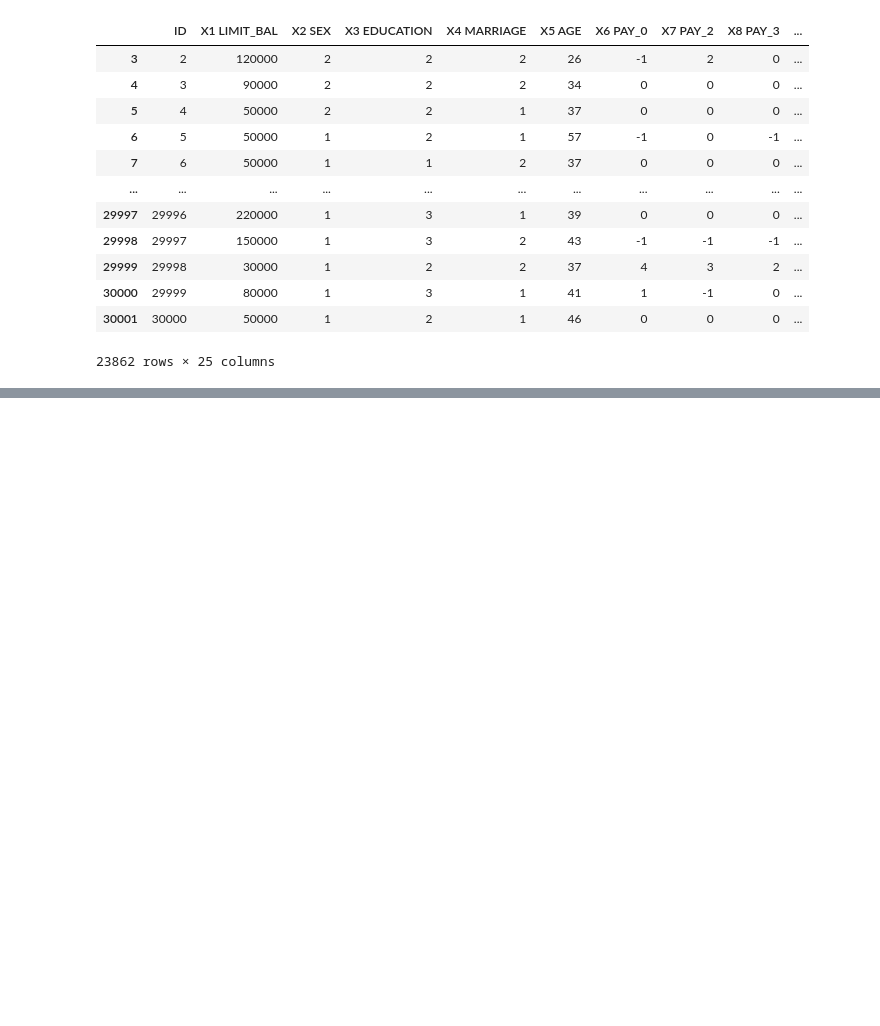
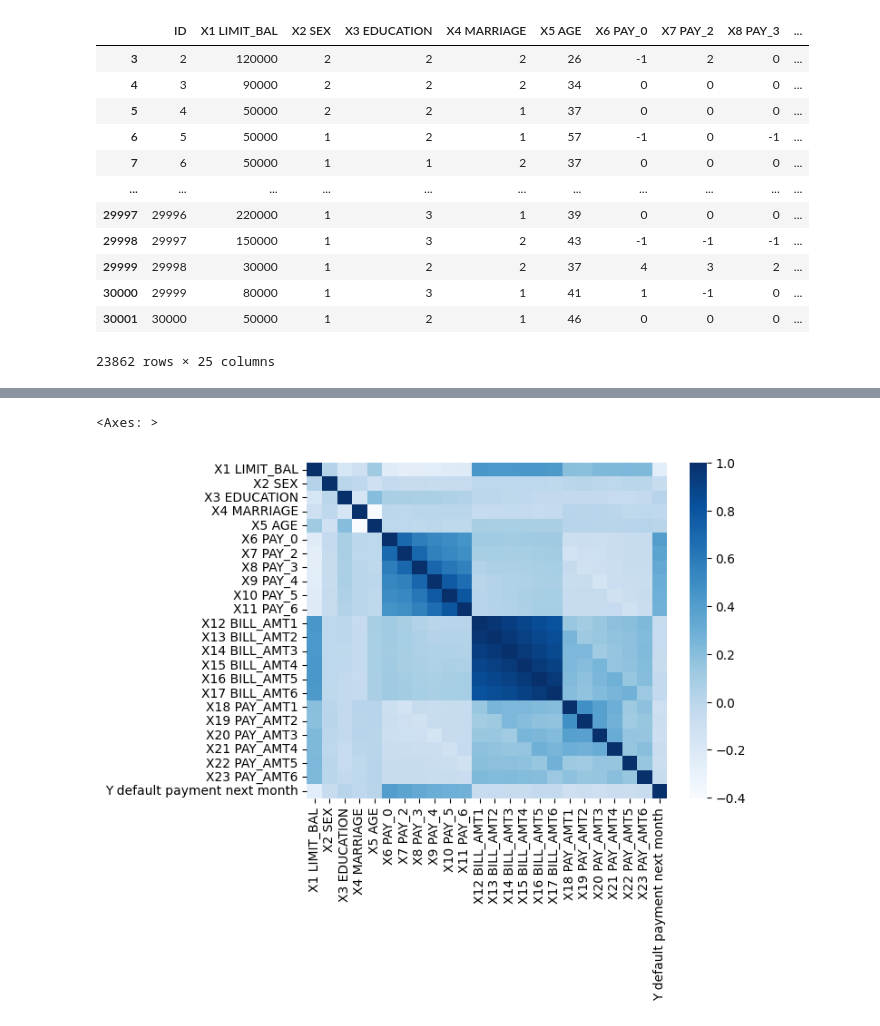
Before and after one commit to spulidod/Proyecto2_actd, a Jupyter notebook: LimpiezaDatos.ipynb, the cells around one changed output, grey strips where cells are left out. Cells and saved outputs as stored; diff of their text form; code cells hidden in the pictures; blank space fills up the shorter version.

```diff
--- a/LimpiezaDatos.ipynb
+++ b/LimpiezaDatos.ipynb
@@ -64,3 +50,7 @@ for index, row in df.iterrows():
     elif row['Y default payment next month']==0:
         df.drop(index, inplace=True)
     filas=len(df)
+# %%
+for i in range(12, 18):
+    df[f'RatioUso_{i}'] = df[f"X{i} BILL_AMT{i-11}"] / df["X1 LIMIT_BAL"]
+df
@@ -66,0 +71,8 @@ for index, row in df.iterrows():
+# %%
+features=["X1 LIMIT_BAL", "X2 SEX", "X3 EDUCATION", "X4 MARRIAGE", "X5 AGE", "X6 PAY_0", "X7 PAY_2", "X8 PAY_3", "X9 PAY_4", "X10 PAY_5", "X11 PAY_6", "X12 BILL_AMT1", "X13 BILL_AMT2", "X14 BILL_AMT3", "X15 BILL_AMT4", "X16 BILL_AMT5", "X17 BILL_AMT6", "X18 PAY_AMT1", "X19 PAY_AMT2", "X20 PAY_AMT3", "X21 PAY_AMT4", "X22 PAY_AMT5", "X23 PAY_AMT6", "Y default payment next month"]
+data_filtered=df[features]
+corr = data_filtered.corr()
+sns.heatmap(corr, cmap="Blues", annot=False)
+# %% [output]
+<Axes: >
+[figure, added]
```
Also changed, not shown: parts of 7 cells of this notebook.
